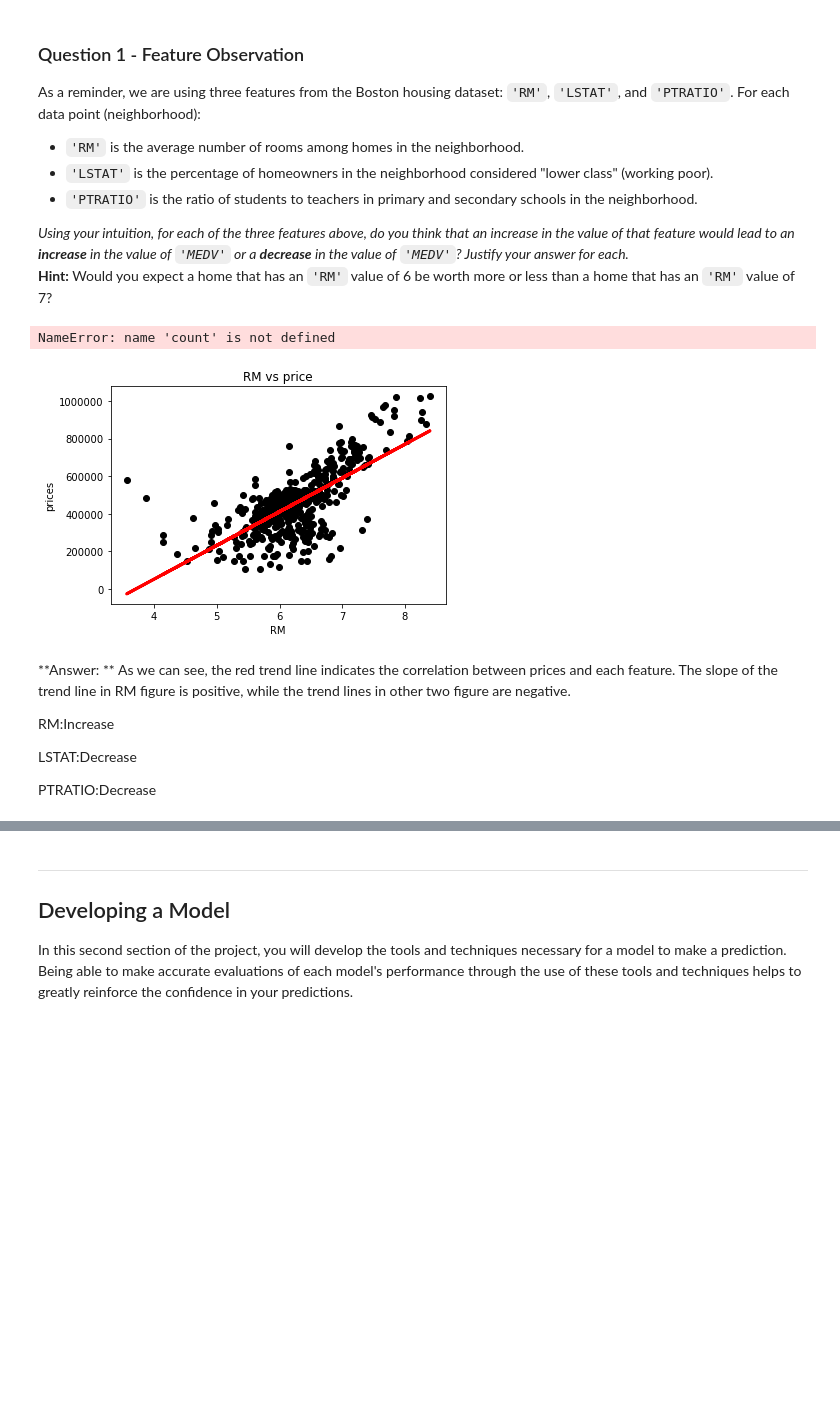
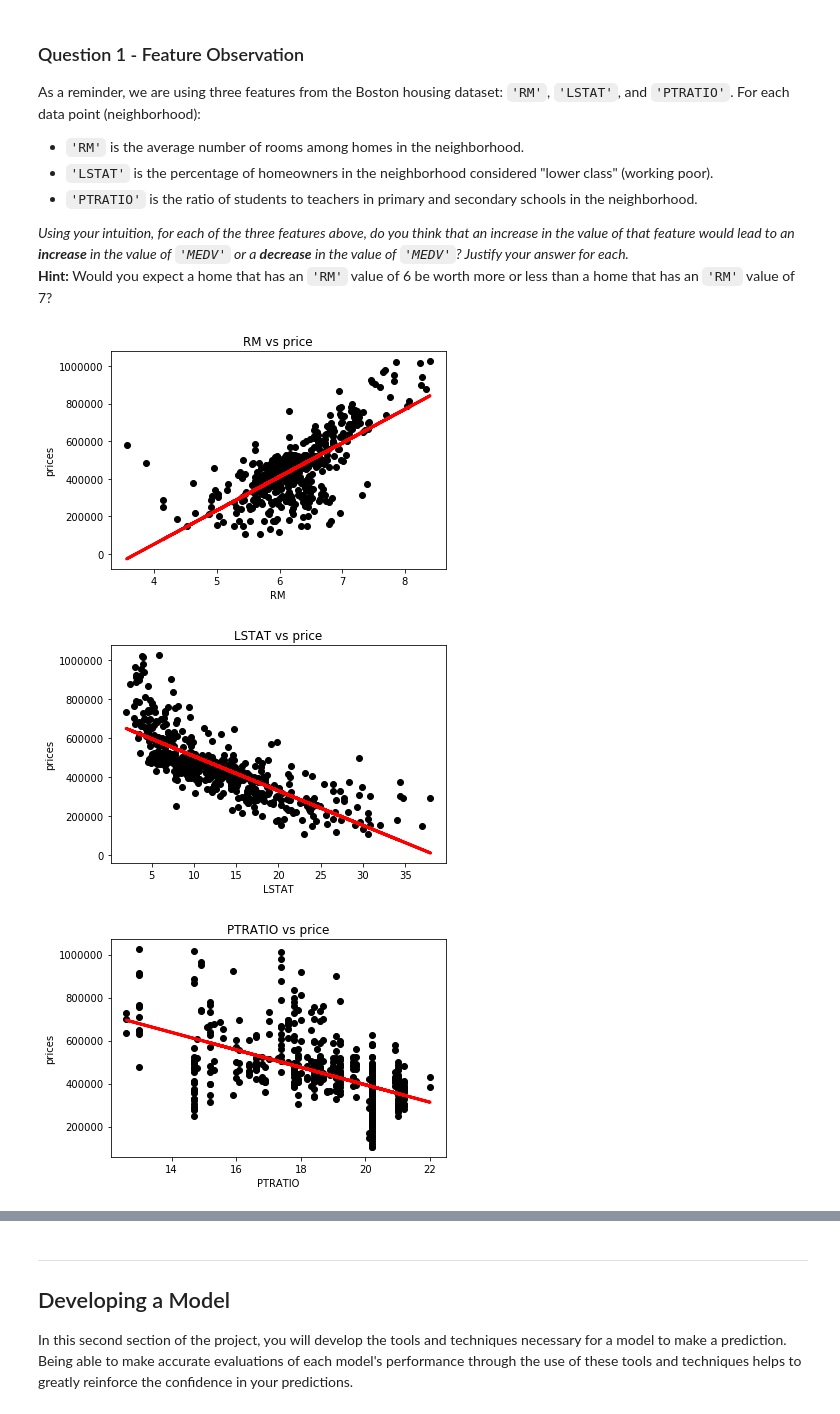
Before and after one commit to Jusnit/machine_learning, a Jupyter notebook: projects/boston_housing/boston_housing.ipynb, the cells around one changed output, grey strips where cells are left out. Drawn from its saved outputs; the diff is of its cells as text; code cells hidden in the pictures; blank space fills up the shorter version.

```diff
--- a/projects/boston_housing/boston_housing.ipynb
+++ b/projects/boston_housing/boston_housing.ipynb
@@ -112,25 +112,16 @@ _Using your intuition, for each of the three features above, do you think that a
 # %%
 import matplotlib.pyplot as plt
 
 
 for feature in features.columns:
     f, ax = plt.subplots()
     ax.scatter(features[feature], prices, color='black')
     ax.set_title(feature +' vs price')
     linearfit = np.polyfit(features[feature], prices, deg = 1)
     ax.plot(features[feature], linearfit[0] * features[feature] + linearfit[1], linewidth = 3, color = 'red')
     plt.xlabel(feature)
     plt.ylabel('prices')
-    count += 1
 # %% [output]
-NameError: name 'count' is not defined
 [figure]
+[figure, added]
+[figure, added]
-# %% [markdown]
-**Answer: **
-As we can see, the red trend line indicates the correlation between prices and each feature. The slope of the trend line in RM figure is positive, while the trend lines in other two figure are negative.
-
-RM:Increase
-
-LSTAT:Decrease
-
-PTRATIO:Decrease
```
Also changed, not shown: parts of 4 cells of this notebook.
